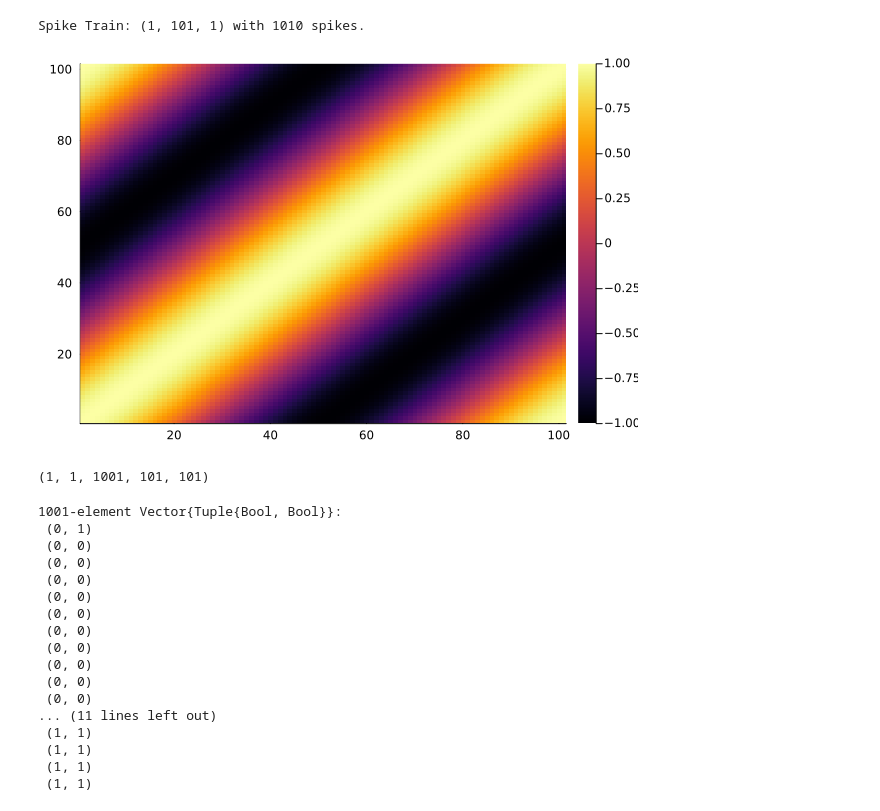
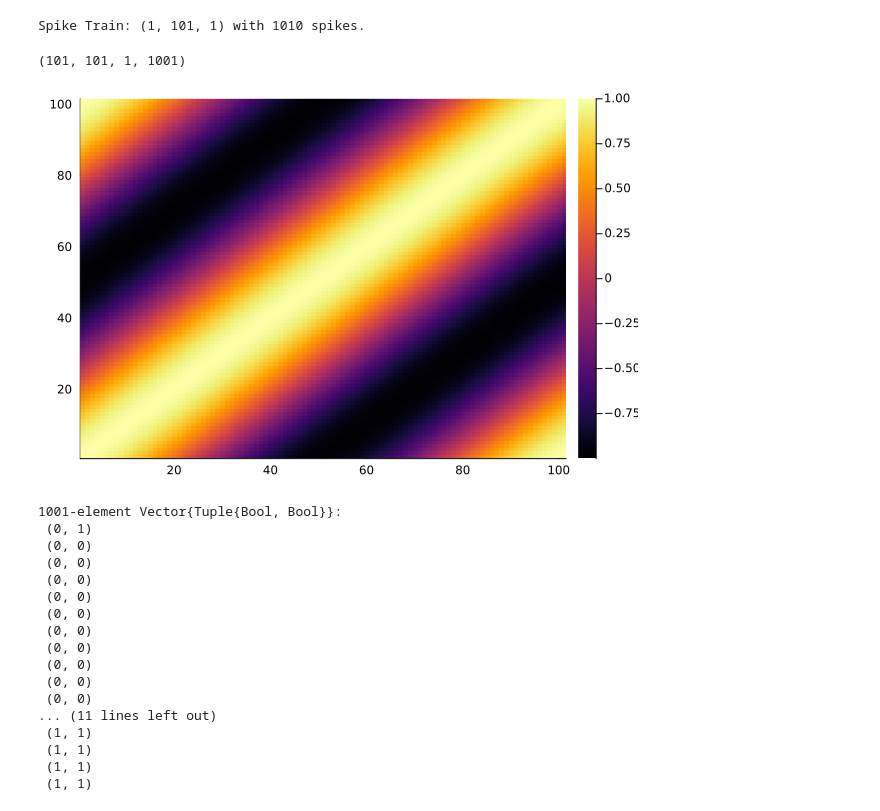
Before and after one commit to wilkieolin/PhasorNetworks.jl, a Jupyter notebook: demos/similarity.ipynb, the cells around one changed output. Drawn from its saved outputs; the diff is of its cells as text; code cells hidden in the pictures.

```diff
--- a/demos/similarity.ipynb
+++ b/demos/similarity.ipynb
@@ -100,13 +123,13 @@ st_y = phase_to_train(phase_y, spk_args = spk_args, repeats = repeats)
 # %% [output]
 Spike Train: (1, 101, 1) with 1010 spikes.
 # %%
-sims_2 = stack(similarity_outer(st_x, st_y, dims=2, reduce_dim=3, tspan=tspan, spk_args = spk_args));
+sims_2 = similarity_outer(st_x, st_y, tspan=tspan, spk_args = spk_args) |> stack;
-# %%
-heatmap(sims_2[1,1,500,:,:])
-# %% [output]
-[figure, removed]
 # %%
 size(sims_2)
 # %% [output]
-(1, 1, 1001, 101, 101)
+(101, 101, 1, 1001)
+# %%
+heatmap(sims_2[:,:,1,500])
+# %% [output]
+[figure, added]
 # %%
```
Also changed, not shown: parts of 15 cells of this notebook, 1 other file.
